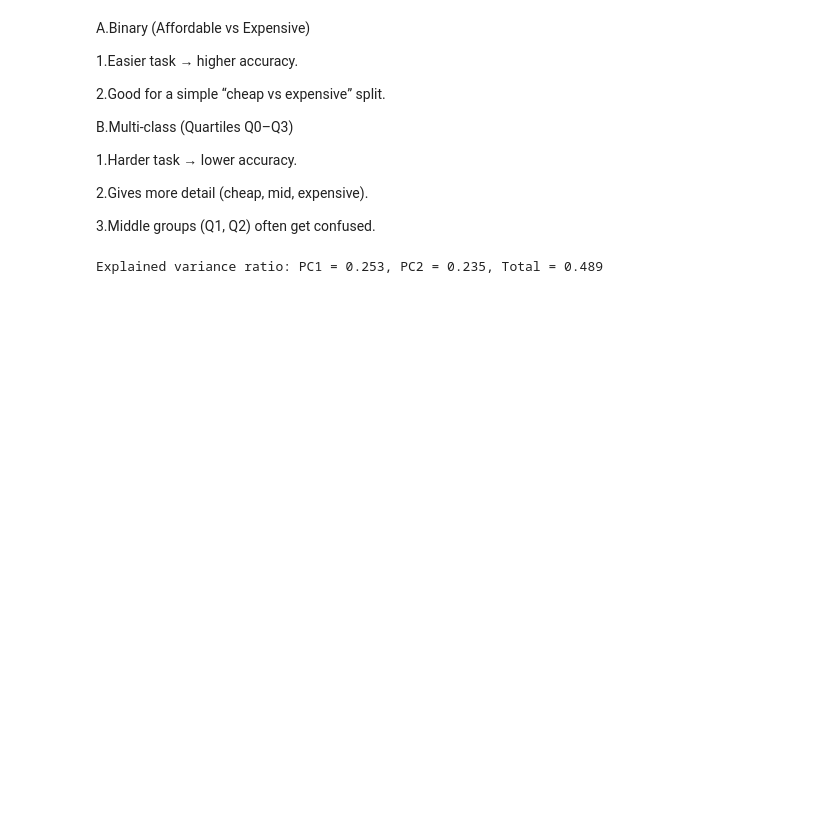
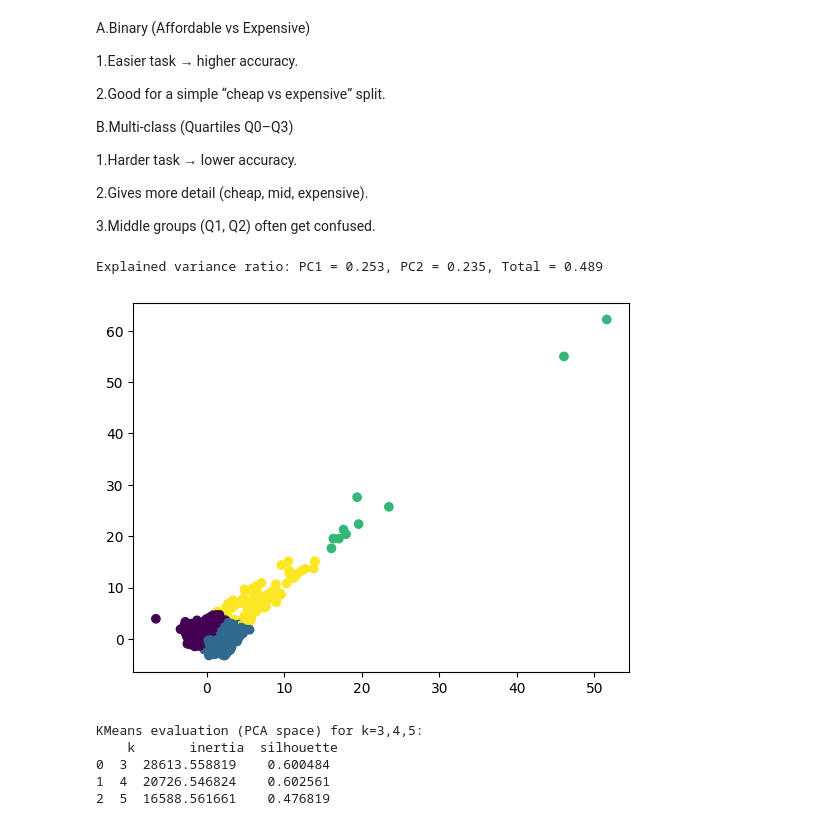
Before and after one commit to Bilal-Alasha/Appling-regression-classification-and-clustering-ML_Project_4th_year-, a Jupyter notebook: project.ipynb, the cells around one changed output. Saved outputs shown, nothing was run; the diff lists cells and outputs as text; code cells hidden in the pictures; blank space fills up the shorter version.

```diff
--- a/project.ipynb
+++ b/project.ipynb
@@ -411,3 +412,36 @@ pca_df.index = df.index
 # plt.show()
 # %% [output]
 Explained variance ratio: PC1 = 0.253, PC2 = 0.235, Total = 0.489
+# %%
+from sklearn.cluster import KMeans
+
+#print(pca_df['PC1'])
+
+kmeans = KMeans(n_clusters=4)
+kmeans.fit(pca_df)
+
+plt.scatter(pca_df["PC1"],pca_df["PC2"],c=kmeans.labels_)
+plt.show()
+# %% [output]
+[figure, added]
+# %%
+from sklearn.metrics import silhouette_score
+results_4=[]
+k_values = [3,4,5]
+k_models = {}
+for k in k_values:
+    kmeans = KMeans(n_clusters=k, n_init=10, random_state=42)
+    labels = kmeans.fit_predict(X_pca)
+    inertia = kmeans.inertia_
+    sil = silhouette_score(X_pca, labels)
+    results_4.append({'k': k, 'inertia': float(inertia), 'silhouette': float(sil)})
+    k_models[k] = {'kmeans': kmeans, 'labels': labels}
+
+res_df = pd.DataFrame(results_4)
+print("\nKMeans evaluation (PCA space) for k=3,4,5:\n", res_df)
+# %% [output]
+KMeans evaluation (PCA space) for k=3,4,5:
+    k       inertia  silhouette
+0  3  28613.558819    0.600484
+1  4  20726.546824    0.602561
+2  5  16588.561661    0.476819
```
Also changed, not shown: parts of 2 cells of this notebook.
